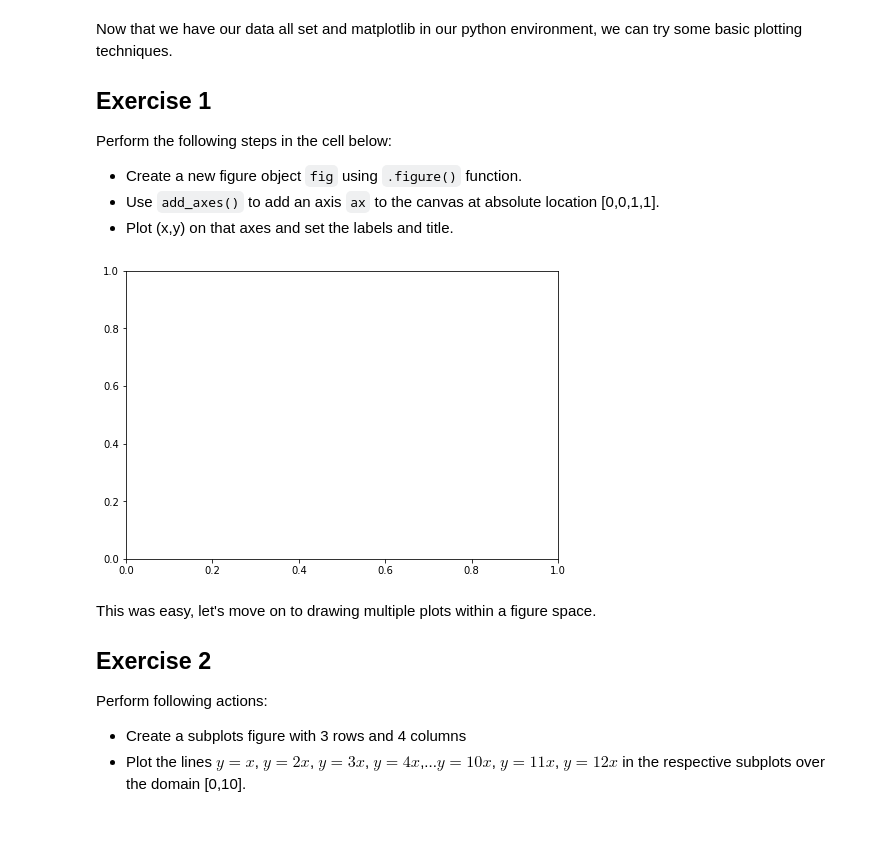
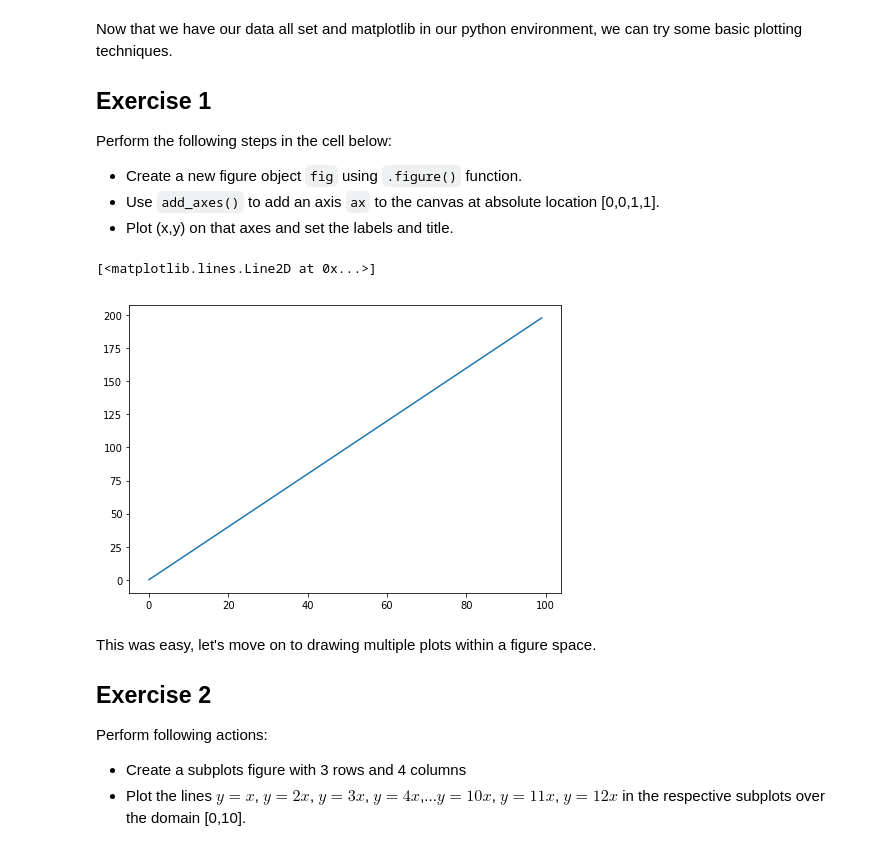
Before and after one commit to keita-dc/dsc-more-practice-with-matplotlib-lab-dc-ds-060319, a Jupyter notebook: index.ipynb, the cells around one changed output. Cells and saved outputs as stored; diff of their text form; code cells hidden in the pictures.

```diff
--- a/index.ipynb
+++ b/index.ipynb
@@ -62,9 +62,11 @@ Perform the following steps in the cell below:
 # %%
 fig = plt.figure()
 ax = fig.add_axes([0,0,1,1])
+ax.plot(x,y)
 a
 # %% [output]
+[<matplotlib.lines.Line2D at 0x...>]
-[figure, old version]
+[figure, new version]
 # %% [markdown]
 This was easy, let's move on to drawing multiple plots within a figure space.
 
```
